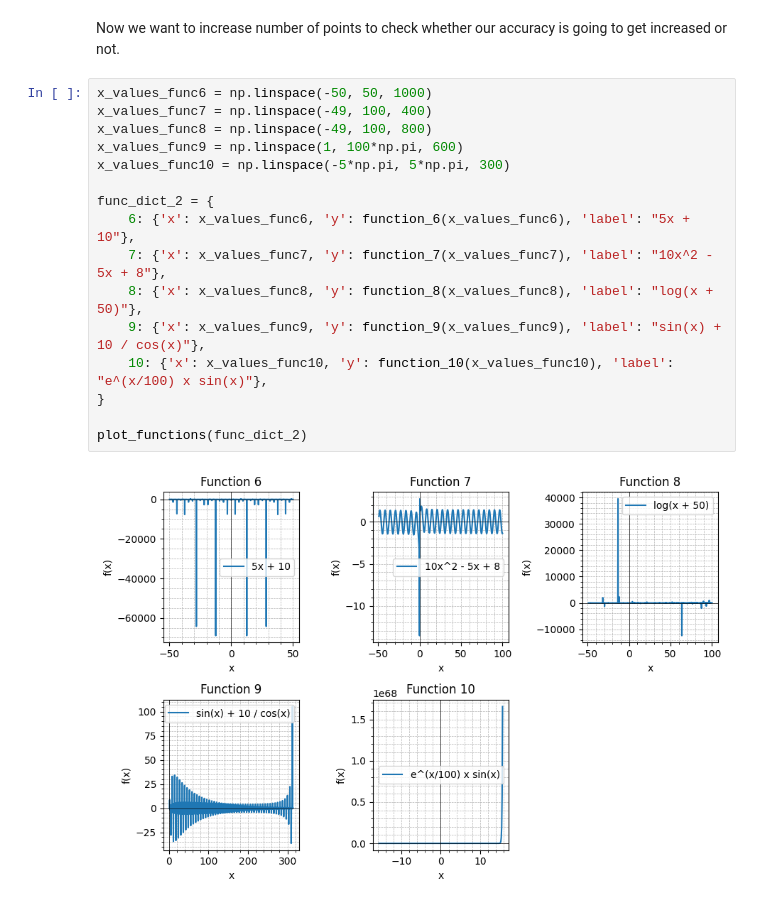
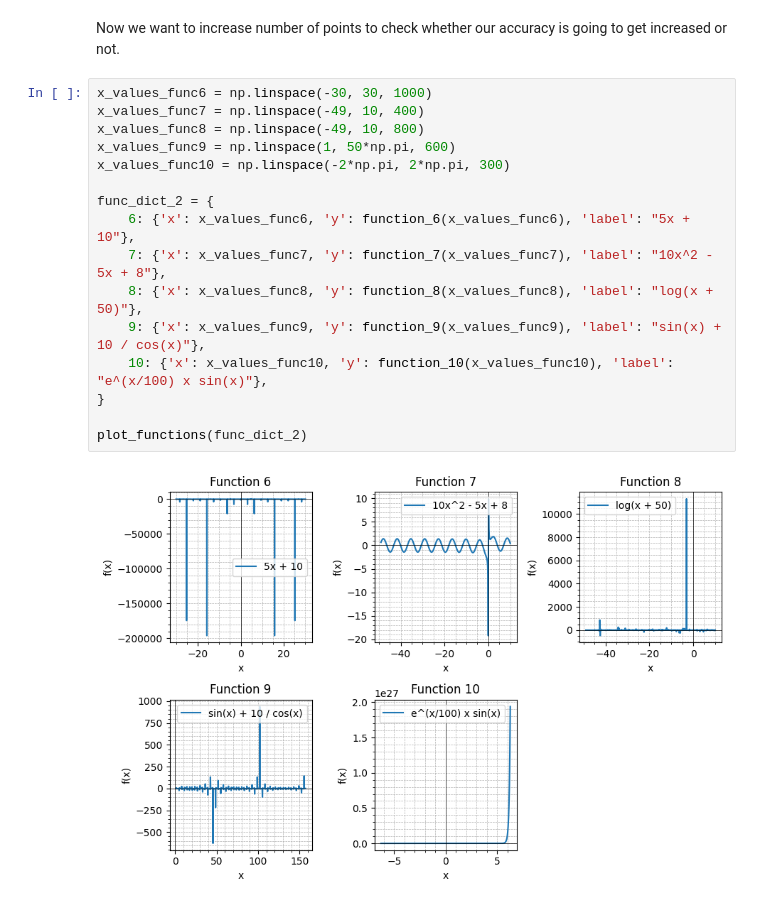
Before and after one commit to fakharzadehAmir/Function-Prediction, a Jupyter notebook: Function_Predicting.ipynb, the cells around one changed output. Cells and saved outputs as stored; diff of their text form.

```diff
--- a/Function_Predicting.ipynb
+++ b/Function_Predicting.ipynb
@@ -327,23 +318,23 @@ training_models(func_dict_2, 10)
 # %% [markdown]
 Now we want to increase number of points to check whether our accuracy is going to get increased or not.
 # %%
-x_values_func6 = np.linspace(-50, 50, 1000)
-x_values_func7 = np.linspace(-49, 100, 400)
-x_values_func8 = np.linspace(-49, 100, 800)
-x_values_func9 = np.linspace(1, 100*np.pi, 600)
-x_values_func10 = np.linspace(-5*np.pi, 5*np.pi, 300)
+x_values_func6 = np.linspace(-30, 30, 1000)
+x_values_func7 = np.linspace(-49, 10, 400)
+x_values_func8 = np.linspace(-49, 10, 800)
+x_values_func9 = np.linspace(1, 50*np.pi, 600)
+x_values_func10 = np.linspace(-2*np.pi, 2*np.pi, 300)
 
 func_dict_2 = {
     6: {'x': x_values_func6, 'y': function_6(x_values_func6), 'label': "5x + 10"},
     7: {'x': x_values_func7, 'y': function_7(x_values_func7), 'label': "10x^2 - 5x + 8"},
     8: {'x': x_values_func8, 'y': function_8(x_values_func8), 'label': "log(x + 50)"},
     9: {'x': x_values_func9, 'y': function_9(x_values_func9), 'label': "sin(x) + 10 / cos(x)"},
     10: {'x': x_values_func10, 'y': function_10(x_values_func10), 'label': "e^(x/100) x sin(x)"},
 }
 
 plot_functions(func_dict_2)
 # %% [output]
-[figure, old version]
+[figure, new version]
 # %%
 training_models(func_dict_2, 6)
 # %% [output]
```
Also changed, not shown: parts of 26 cells of this notebook.
